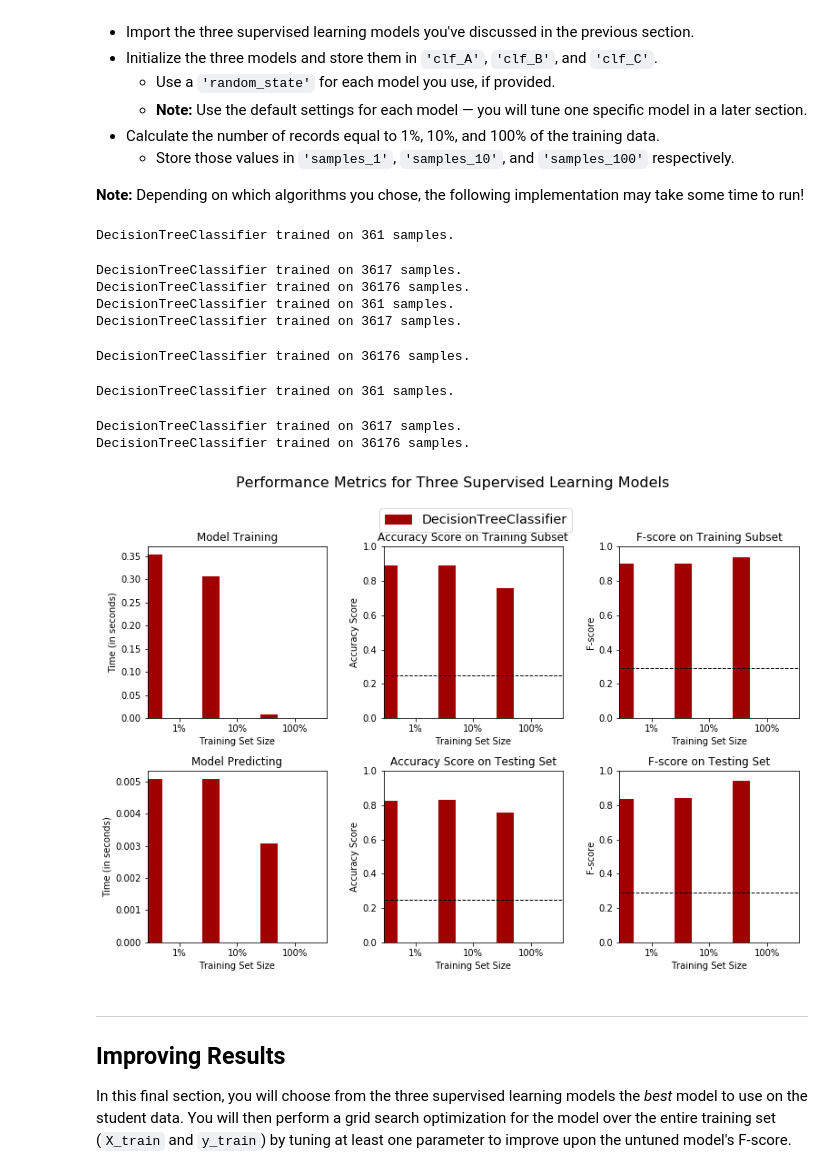
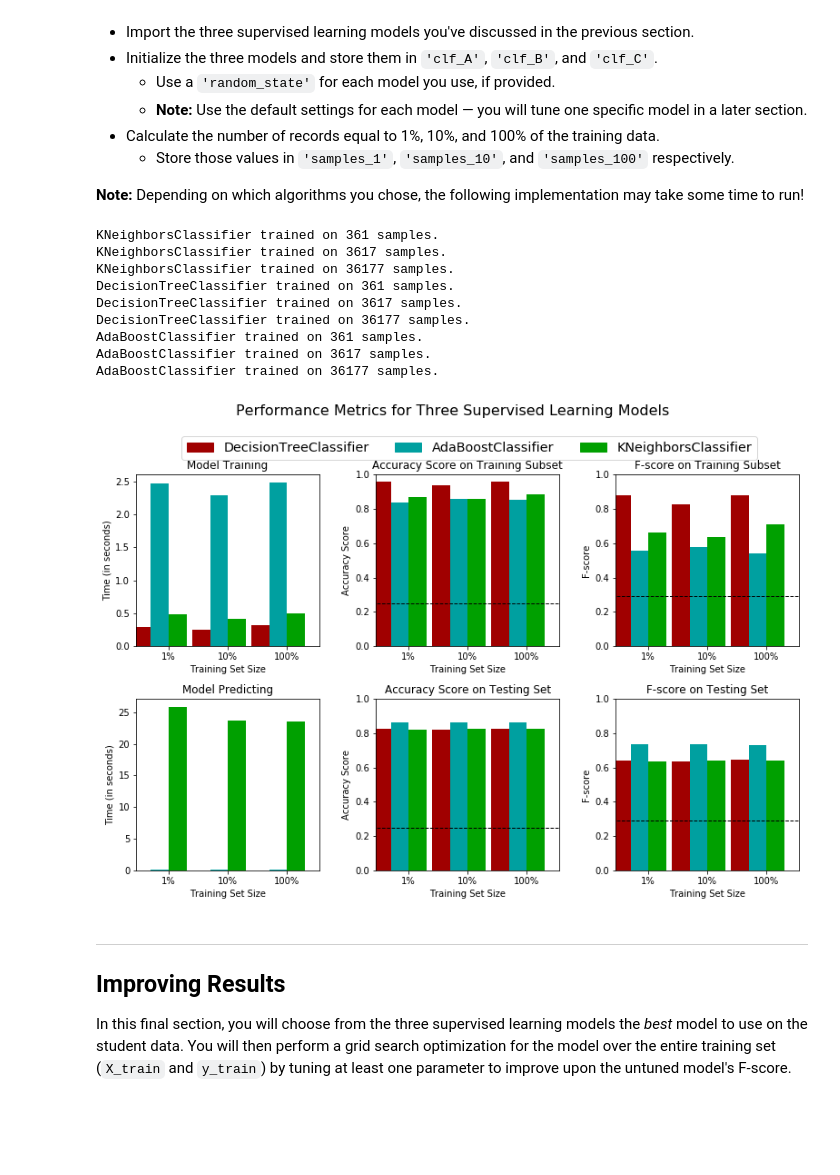
Before and after one commit to josemacenteno/finding_donors, a Jupyter notebook: finding_donors.ipynb, the cells around one changed output. Drawn from its saved outputs; the diff is of its cells as text; code cells hidden in the pictures; blank space fills up the shorter version.

```diff
--- a/finding_donors.ipynb
+++ b/finding_donors.ipynb
@@ -156,7 +156,7 @@ Additionally, as with the non-numeric features, we need to convert the non-numer
 features = pd.get_dummies(features_raw)
 
 # TODO: Encode the 'income_raw' data to numerical values
-income = pd.get_dummies(income_raw)
+income = pd.get_dummies(income_raw, drop_first = True)
 
 # Print the number of features after one-hot encoding
 encoded = list(features.columns)
@@ -341,11 +361,15 @@ def train_predict(learner, sample_size, X_train, y_train, X_test, y_test):
 
     # Fit the learner to the training data using slicing with 'sample_size'
     start = time() # Get start time
-    X_slice, duumy_test_x, y_slice, dummy_test_y = train_test_split(
+
+    if y_train.shape[0] > sample_size:
+        X_slice, duumy_test_x, y_slice, dummy_test_y = train_test_split(
                                                         X_train,
                                                         y_train,
                                                         test_size = sample_size,
                                                         random_state = 0)
+    else:
+        X_slice, y_slice = (X_train, y_train)
     learner.fit(X_slice, y_slice)
     end = time() # Get end time
 
@@ -372,7 +396,7 @@ def train_predict(learner, sample_size, X_train, y_train, X_test, y_test):
     results['f_train'] = fbeta_score(predictions_train, y_train[0:300], beta)
 
     # TODO: Compute F-score on the test set
-    results['f_test'] = fbeta_score(predictions_test, y_test, beta)
+    results['f_test'] = fbeta_score(y_test, predictions_test, beta)
 
     # Success
     print "{} trained on {} samples.".format(learner.__class__.__name__, sample_size)
@@ -392,40 +416,46 @@ In the code cell, you will need to implement the following:
 **Note:** Depending on which algorithms you chose, the following implementation may take some time to run!
 # %%
 # TODO: Import the three supervised learning models from sklearn
+from sklearn.neighbors import KNeighborsClassifier
 from sklearn.tree import DecisionTreeClassifier
+from sklearn.ensemble import AdaBoostClassifier
+
 
 # TODO: Initialize the three models
-clf_A = DecisionTreeClassifier()
-clf_B = DecisionTreeClassifier(max_depth=3)
-clf_C = DecisionTreeClassifier(min_samples_split=20)
+clf_A = KNeighborsClassifier(n_neighbors=5)
+clf_B = DecisionTreeClassifier(min_samples_split=4)
+clf_C = AdaBoostClassifier(n_estimators=100)
+#clf_A = DecisionTreeClassifier(min_samples_split=3)
+#clf_B = DecisionTreeClassifier(min_samples_split=4)
+#clf_C = DecisionTreeClassifier(min_samples_split=5)
 
 # TODO: Calculate the number of samples for 1%, 10%, and 100% of the training data
 samples_1 = y_train.shape[0]//100
 samples_10 = y_train.shape[0]//10
-samples_100 = y_train.shape[0]-1
+samples_100 = y_train.shape[0]
 
 # Collect results on the learners
 results = {}
 for clf in [clf_A, clf_B, clf_C]:
     clf_name = clf.__class__.__name__
     results[clf_name] = {}
     for i, samples in enumerate([samples_1, samples_10, samples_100]):
         results[clf_name][i] = \
         train_predict(clf, samples, X_train, y_train, X_test, y_test)
 
 # Run metrics visualization for the three supervised learning models chosen
 vs.evaluate(results, accuracy, fscore)
 # %% [output]
+KNeighborsClassifier trained on 361 samples.
+KNeighborsClassifier trained on 3617 samples.
+KNeighborsClassifier trained on 36177 samples.
 DecisionTreeClassifier trained on 361 samples.
+DecisionTreeClassifier trained on 3617 samples.
+DecisionTreeClassifier trained on 36177 samples.
+AdaBoostClassifier trained on 361 samples.
+AdaBoostClassifier trained on 3617 samples.
+AdaBoostClassifier trained on 36177 samples.
-DecisionTreeClassifier trained on 3617 samples.
-DecisionTreeClassifier trained on 36176 samples.
-DecisionTreeClassifier trained on 361 samples.
-DecisionTreeClassifier trained on 3617 samples.
-DecisionTreeClassifier trained on 36176 samples.
-DecisionTreeClassifier trained on 361 samples.
-DecisionTreeClassifier trained on 3617 samples.
-DecisionTreeClassifier trained on 36176 samples.
-[figure, old version]
+[figure, new version]
 # %% [markdown]
 ----
 ## Improving Results
```
Also changed, not shown: parts of 2 cells of this notebook.
